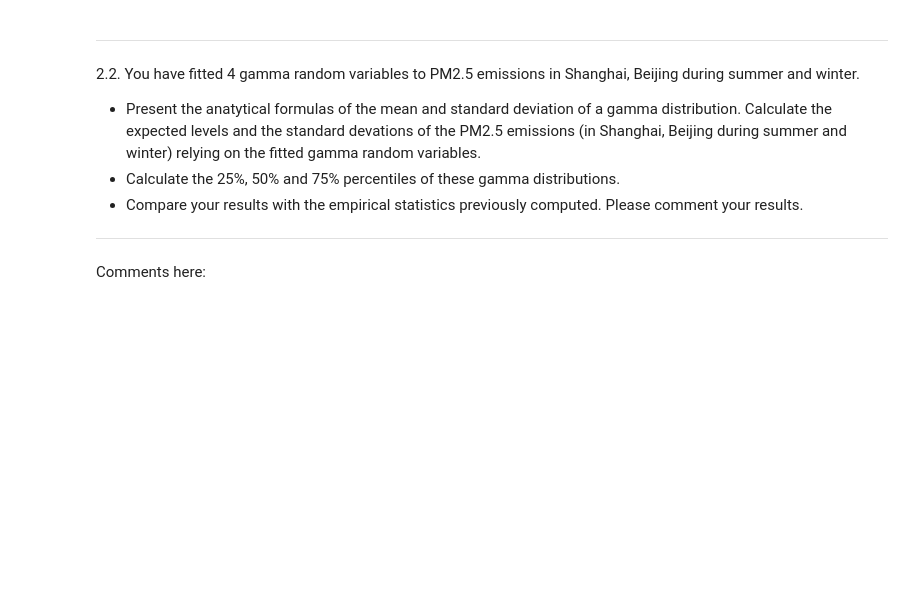
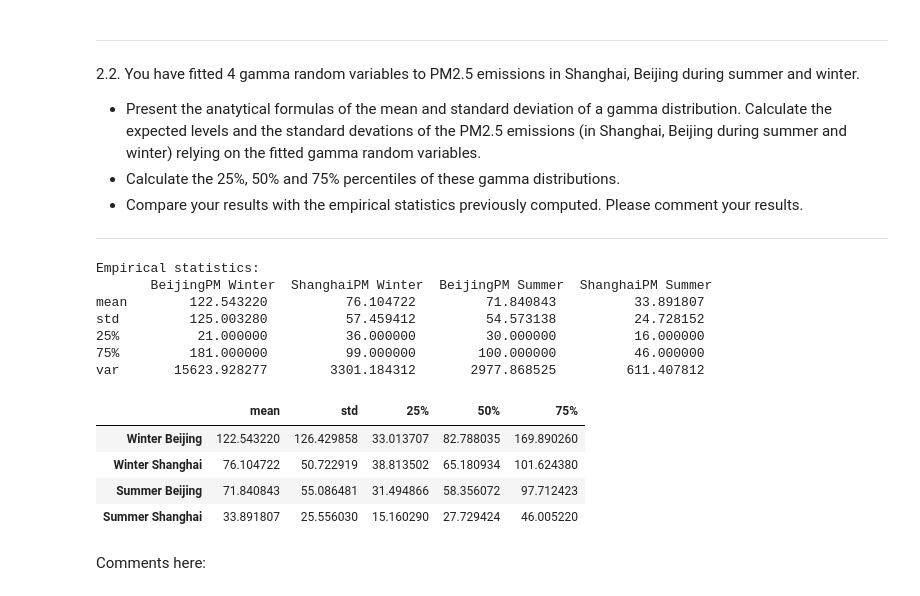
Before and after one commit to thibvr99/hackathon1_g19, a Jupyter notebook: Hackathon 1.ipynb, the cells around one changed output. Saved outputs shown, nothing was run; the diff lists cells and outputs as text; code cells hidden in the pictures; blank space fills up the shorter version.

```diff
--- a/Hackathon 1.ipynb
+++ b/Hackathon 1.ipynb
@@ -271,3 +271,41 @@ Comments here:
+# %%
+# Mean and standard deviation of the gamme distribution
+
+def compute_mean_std(alpha, theta):
+    mean = alpha * theta
+    std = np.sqrt(alpha) * theta
+    p25 = sc.gamma.ppf(0.25, alpha, scale=theta)
+    p50 = sc.gamma.ppf(0.50, alpha, scale=theta)
+    p75 = sc.gamma.ppf(0.75, alpha, scale=theta)
+    return mean, std, p25, p50, p75
+
+mean1, std1, p251, p501, p751 = compute_mean_std(alpha1, theta1)
+mean2, std2, p252, p502, p752 = compute_mean_std(alpha2, theta2)
+mean3, std3, p253, p503, p753 = compute_mean_std(alpha3, theta3)
+mean4, std4, p254, p504, p754 = compute_mean_std(alpha4, theta4)
+
+results = pd.DataFrame({'mean': [mean1, mean2, mean3, mean4],
+                        'std': [std1, std2, std3, std4],
+                        '25%': [p251, p252, p253, p254],
+                        '50%': [p501, p502, p503, p504],
+                        '75%': [p751, p752, p753, p754]},
+                        index=['Winter Beijing', 'Winter Shanghai', 'Summer Beijing', 'Summer Shanghai'])
+
+print("Empirical statistics:\n", stats)
+results.head()
+# %% [output]
+Empirical statistics:
+       BeijingPM Winter  ShanghaiPM Winter  BeijingPM Summer  ShanghaiPM Summer
+mean        122.543220          76.104722         71.840843          33.891807
+std         125.003280          57.459412         54.573138          24.728152
+25%          21.000000          36.000000         30.000000          16.000000
+75%         181.000000          99.000000        100.000000          46.000000
+var       15623.928277        3301.184312       2977.868525         611.407812
+|  | mean | std | 25% | 50% | 75% |
+| Winter Beijing | 122.543220 | 126.429858 | 33.013707 | 82.788035 | 169.890260 |
+| Winter Shanghai | 76.104722 | 50.722919 | 38.813502 | 65.180934 | 101.624380 |
+| Summer Beijing | 71.840843 | 55.086481 | 31.494866 | 58.356072 | 97.712423 |
+| Summer Shanghai | 33.891807 | 25.556030 | 15.160290 | 27.729424 | 46.005220 |
 # %% [markdown]
 Comments here:
 # %% [markdown]
```
Also changed, not shown: parts of 13 cells of this notebook.
